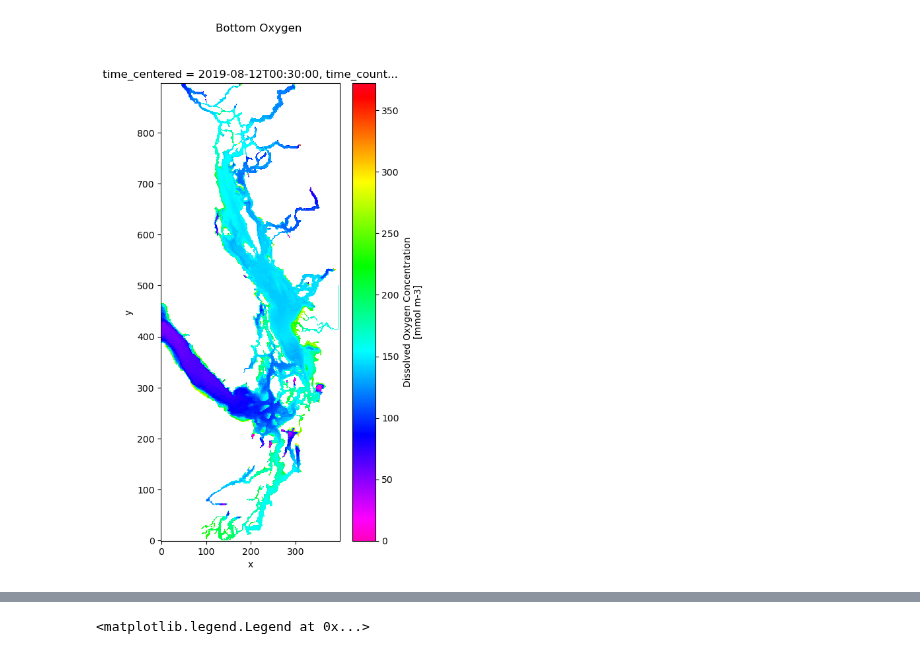
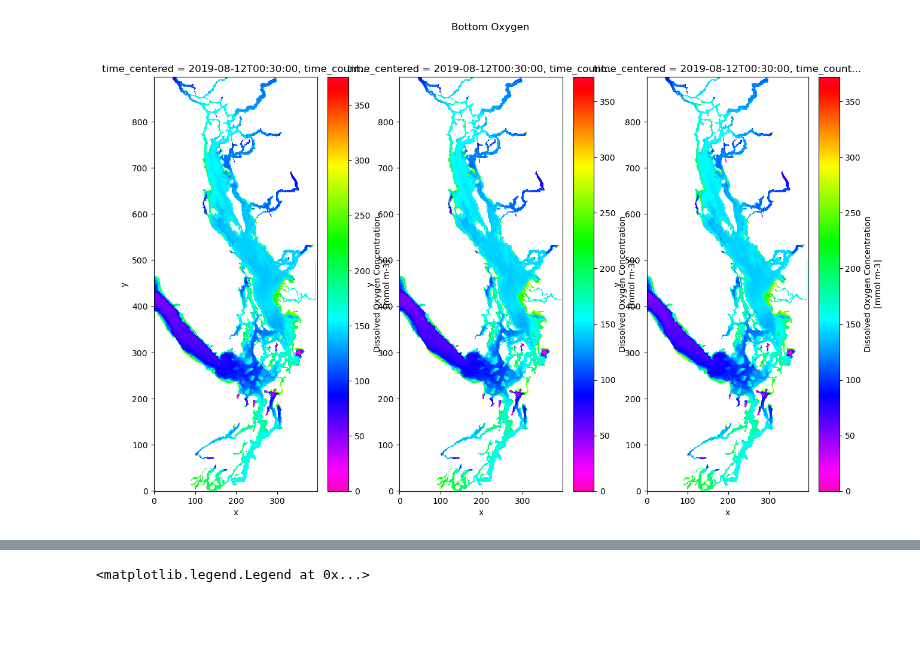
Before and after one commit to SalishSeaCast/analysis-abdoul, a Jupyter notebook: notebooks/bathy/Oxygen_compare_bathymetry_202108-202310-202310b.ipynb, the cells around one changed output, grey strips where cells are left out. Drawn from its saved outputs; the diff is of its cells as text; code cells hidden in the pictures; blank space fills up the shorter version.

Commit message:
Compare Oxygen in different bathy (Saanich Inlet focus)

```diff
--- a/notebooks/bathy/Oxygen_compare_bathymetry_202108-202310-202310b.ipynb
+++ b/notebooks/bathy/Oxygen_compare_bathymetry_202108-202310-202310b.ipynb
@@ -22,8 +14,28 @@ with xr.open_dataset('/ocean/atall/MOAD/Model/runs/12aug19_bathy202310b/SalishSe
+# %%
+with xr.open_dataset('../../../grid/mesh_mask202108.nc') as mesh1:
+    tmask1 = mesh1.tmask
+    mbathy1 = mesh1.mbathy
+with xr.open_dataset('mesh_mask_202310.nc') as mesh2:
+    tmask2 = mesh2.tmask
+    mbathy2 = mesh2.mbathy
+with xr.open_dataset('mesh_mask_202310b.nc') as mesh3:
+    tmask3 = mesh3.tmask
+    mbathy3 = mesh3.mbathy
+
+
+with xr.open_dataset('/results2/SalishSea/nowcast-green.202111/12aug19/SalishSea_1h_20190812_20190812_chem_T.nc') as data1:
+    oxy1 = data1['dissolved_oxygen']
+with xr.open_dataset('/ocean/atall/MOAD/Model/runs/12aug19_bathy202310/SalishSea_1h_20190812_20190812_chem_T.nc') as data2:
+    oxy2 = data2['dissolved_oxygen']
+with xr.open_dataset('/ocean/atall/MOAD/Model/runs/12aug19_bathy202310b/SalishSea_1h_20190812_20190812_chem_T.nc') as data3:
+    oxy3 = data3['dissolved_oxygen']
 # %%
-fig, ax = plt.subplots(1, 1, figsize=(5, 9))
-oxy[0, mbathy[0, :, :]-1, :, :].where(tmask[0, mbathy[0, :, :]-1, :, :] == 1).plot(ax=ax, cmap='gist_rainbow_r')
-viz_tools.set_aspect(ax);
+fig, ax = plt.subplots(1, 3, figsize=(15, 9))
+oxy1[0, mbathy1[0, :, :]-1, :, :].where(tmask1[0, mbathy1[0, :, :]-1, :, :] == 1).plot(ax=ax[0], cmap='gist_rainbow_r')
+oxy2[0, mbathy2[0, :, :]-1, :, :].where(tmask2[0, mbathy2[0, :, :]-1, :, :] == 1).plot(ax=ax[1], cmap='gist_rainbow_r')
+oxy3[0, mbathy3[0, :, :]-1, :, :].where(tmask3[0, mbathy3[0, :, :]-1, :, :] == 1).plot(ax=ax[2], cmap='gist_rainbow_r')
+viz_tools.set_aspect(ax[2]);
 fig.suptitle('Bottom Oxygen');
 # %% [output]
-[figure, old version]
+[figure, new version]
 # %%
```
Also changed, not shown: parts of 2 cells of this notebook.
